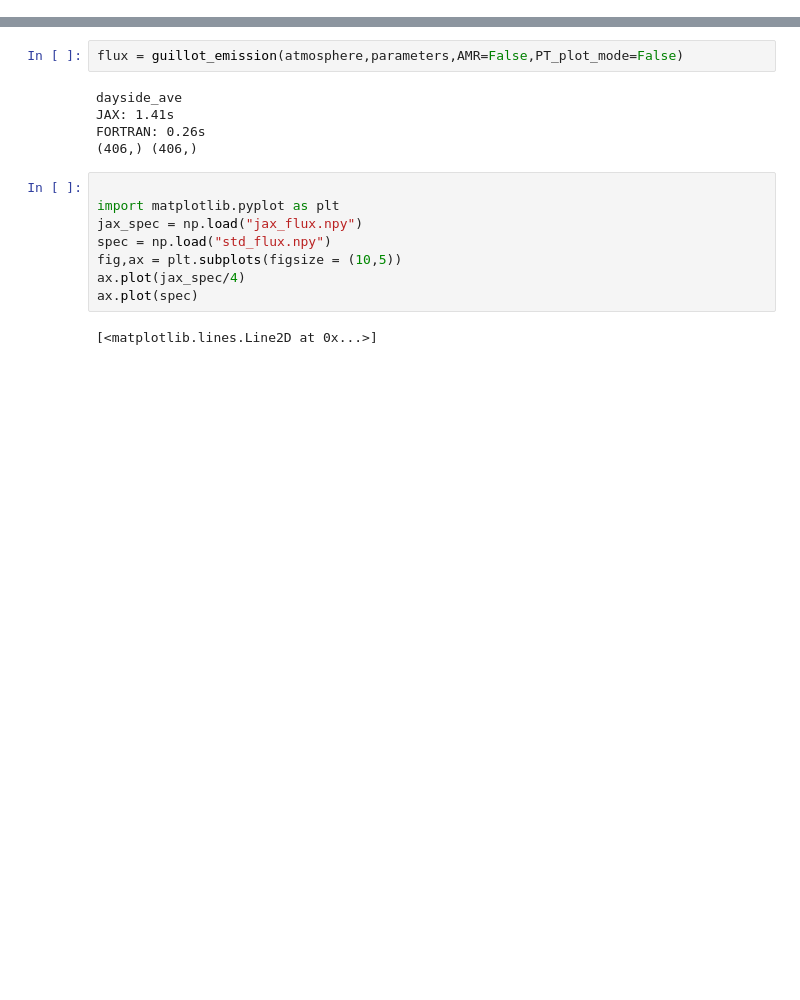
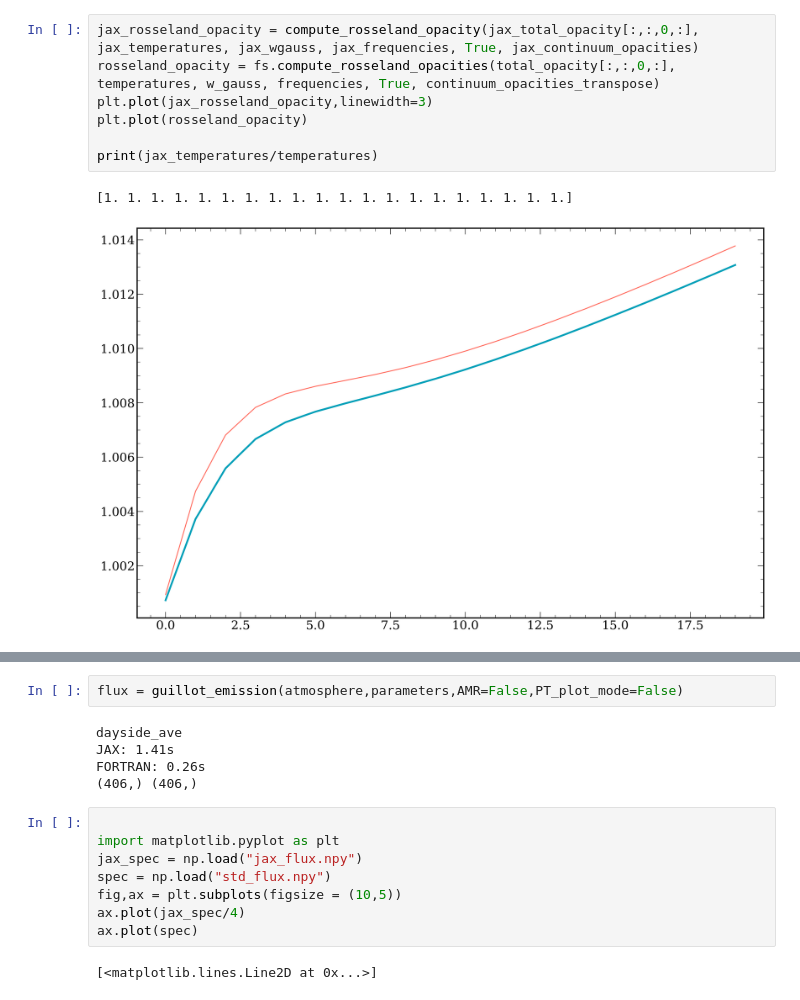
Before and after one commit to wbalmer/petitRADTRANS, a Jupyter notebook: testing_notebook.ipynb, the cells around one changed output, grey strips where cells are left out. Saved outputs shown, nothing was run; the diff lists cells and outputs as text; blank space fills up the shorter version.

```diff
--- a/testing_notebook.ipynb
+++ b/testing_notebook.ipynb
@@ -626,3 +531,13 @@ print(ans)
+# %%
+jax_rosseland_opacity = compute_rosseland_opacity(jax_total_opacity[:,:,0,:], jax_temperatures, jax_wgauss, jax_frequencies, True, jax_continuum_opacities)
+rosseland_opacity = fs.compute_rosseland_opacities(total_opacity[:,:,0,:], temperatures, w_gauss, frequencies, True, continuum_opacities_transpose)
+plt.plot(jax_rosseland_opacity,linewidth=3)
+plt.plot(rosseland_opacity)
+
+print(jax_temperatures/temperatures)
+# %% [output]
+[1. 1. 1. 1. 1. 1. 1. 1. 1. 1. 1. 1. 1. 1. 1. 1. 1. 1. 1. 1.]
+[figure, added]
 # %%
 def feautrier_rad_trans(border_freqs,
                         tau_approx_scat,
```
Also changed, not shown: parts of 22 cells of this notebook.
